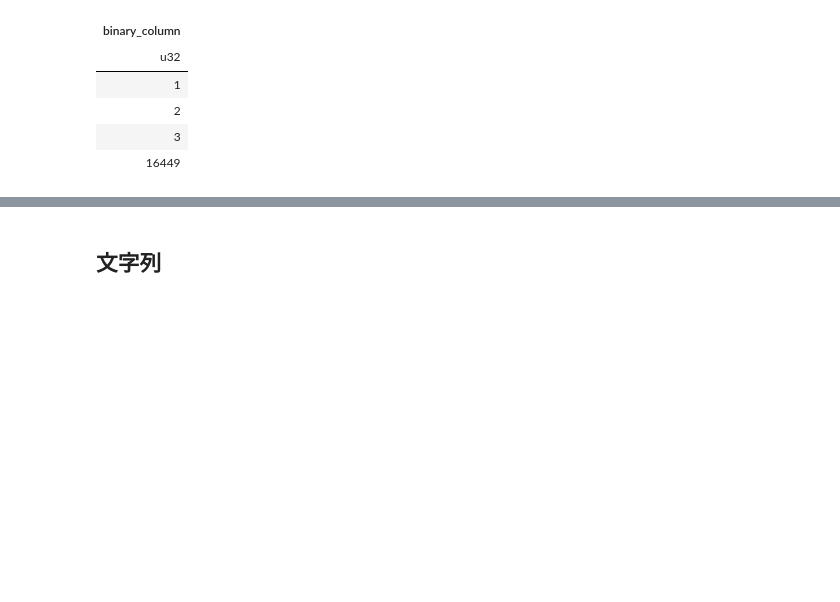
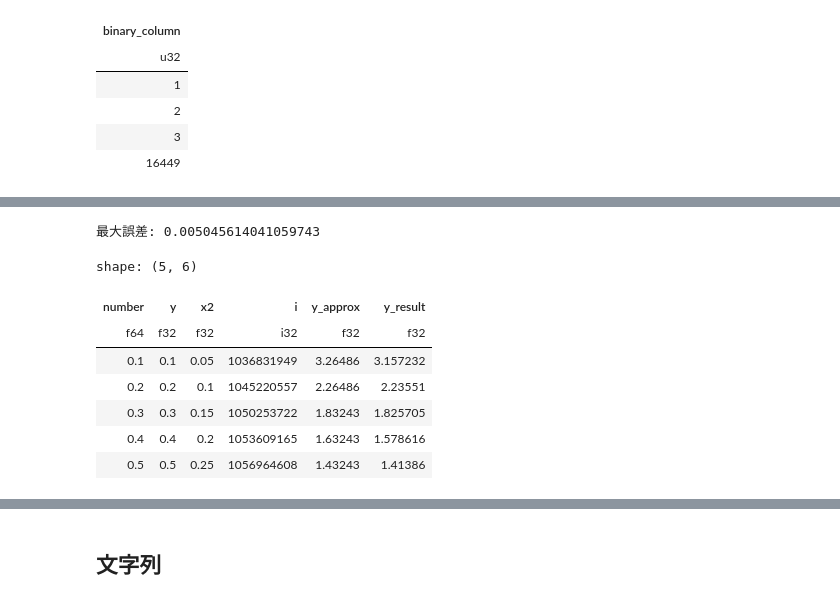
Before and after one commit to ruoyu0088/polars_guide, a Jupyter notebook: polars_guide/020_polars_datatype.ipynb, the cells around one changed output, grey strips where cells are left out. Cells and saved outputs as stored; diff of their text form; code cells hidden in the pictures; blank space fills up the shorter version.

```diff
--- a/polars_guide/020_polars_datatype.ipynb
+++ b/polars_guide/020_polars_datatype.ipynb
@@ -203,0 +244,37 @@ shape: (4, 1)
+# %%
+import polars as pl
+import numpy as np
+
+# PolarsのreinterpretでQ_rsqrtを実装
+number = np.linspace(0.1, 10, 100)
+df = pl.DataFrame({"number": number})
+
+result = (
+    df.with_columns(pl.col("number").cast(pl.Float32).alias("y"))  #❶
+    .with_columns((pl.col("y") * 0.5).alias("x2"))
+    .with_columns(pl.col("y").reinterpret(dtype=pl.Int32).alias("i"))  #❷
+    .with_columns(
+        (0x5F3759DF - pl.col("i") // 2)  #❸
+        .reinterpret(dtype=pl.Float32)
+        .alias("y_approx")
+    )
+    .with_columns(
+        (pl.col("y_approx") * (1.5 - pl.col("x2") * pl.col("y_approx") * pl.col("y_approx")))
+        .alias("y_result")  #❹
+    )
+)
+
+y_result = result["y_result"].to_numpy()
+max_err = np.max(np.abs(1.0 / np.sqrt(number) - y_result))
+print(f"最大誤差: {max_err}")  #❺
+result.head(5)  # 結果の一部を表示
+# %% [output]
+最大誤差: 0.005045614041059743
+shape: (5, 6)
+| number | y | x2 | i | y_approx | y_result |
+| f64 | f32 | f32 | i32 | f32 | f32 |
+| 0.1 | 0.1 | 0.05 | 1036831949 | 3.26486 | 3.157232 |
+| 0.2 | 0.2 | 0.1 | 1045220557 | 2.26486 | 2.23551 |
+| 0.3 | 0.3 | 0.15 | 1050253722 | 1.83243 | 1.825705 |
+| 0.4 | 0.4 | 0.2 | 1053609165 | 1.63243 | 1.578616 |
+| 0.5 | 0.5 | 0.25 | 1056964608 | 1.43243 | 1.41386 |
```
Also changed, not shown: parts of 14 cells of this notebook.
